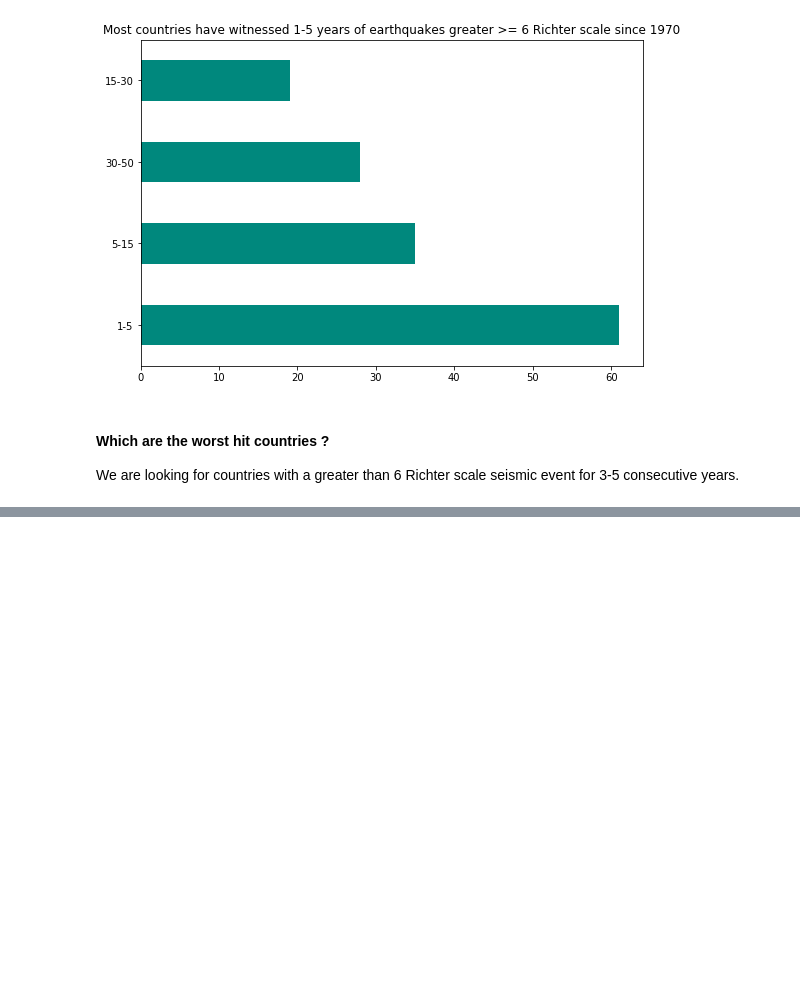
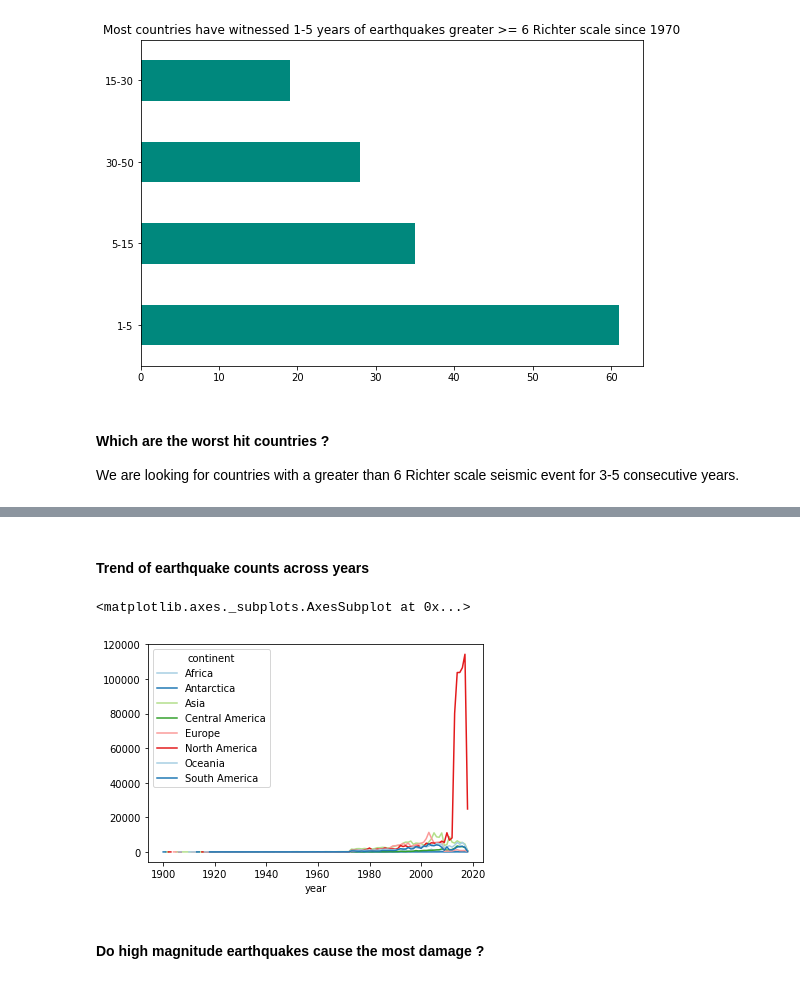
Before and after one commit to fx86/earthquakes, a Jupyter notebook: analysis.ipynb, the cells around one changed output, grey strips where cells are left out. Cells and saved outputs as stored; diff of their text form; code cells hidden in the pictures; blank space fills up the shorter version.

```diff
--- a/analysis.ipynb
+++ b/analysis.ipynb
@@ -247,0 +305,11 @@ temp_df.rolling(5).apply(lambda v: v.sum()==5)
+# %% [markdown]
+#### Trend of earthquake counts across years
+# %%
+df.pivot_table(index='year', columns='continent',
+               values='id',
+               aggfunc=pd.np.count_nonzero).plot(kind='line')
+# %% [output]
+<matplotlib.axes._subplots.AxesSubplot at 0x...>
+[figure, added]
+# %% [markdown]
+#### Do high magnitude earthquakes cause the most damage ?
```
Also changed, not shown: parts of 21 cells of this notebook, 1 other file.
